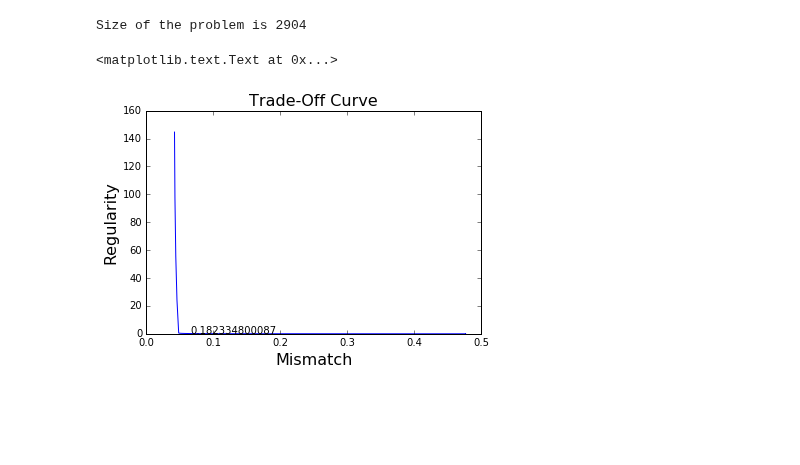
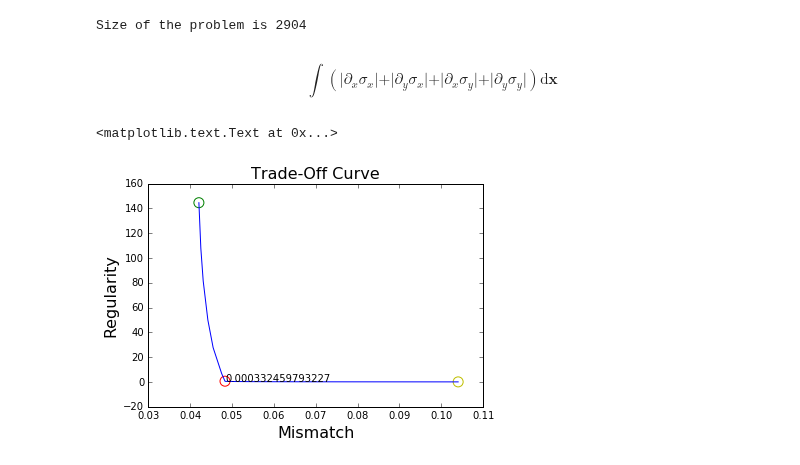
Before and after one commit to jcalifornia/tractionforce, a Jupyter notebook: paper/numerics/figures-tv_iso.ipynb, the cells around one changed output. Cells and saved outputs as stored; diff of their text form; code cells hidden in the pictures; blank space fills up the shorter version.

Commit message:
figure update

```diff
--- a/paper/numerics/figures-tv_iso.ipynb
+++ b/paper/numerics/figures-tv_iso.ipynb
@@ -30,7 +29,7 @@ Populating the interactive namespace from numpy and matplotlib
 # %%
 CUTOFF  = 12
 N_SOLUTIONS = 24
-gamma_vals = np.logspace(-5, 2, N_SOLUTIONS)
+gamma_vals = np.logspace(-5, 0, N_SOLUTIONS)
 
 
 coords, deflection, boundary = read_data('../../tractionforce/data/t2.txt')
@@ -209,6 +208,10 @@ sigma_xz_values = []
 sigma_yz_values = []
 
 u_x_values = []
+# %% [markdown]
+$$
+\int \left( \vert \partial_x \sigma_x \vert + \vert \partial_y\sigma_x\vert + \vert\partial_x\sigma_y\vert + \vert\partial_y\sigma_y\vert\right)\mathrm{d}\mathbf{x}
+$$
 # %%
 num_cores = multiprocessing.cpu_count()
 
@@ -244,13 +247,21 @@ results = Parallel(n_jobs=num_cores)(delayed(invert_one)(val) for val in gamma_v
 # %%
 data_error = [res[2] for res in results]
 reg_error = [res[3] for res in results]
 lvals = [res[4] for res in results]
 
+l_curve_distances = np.abs((reg_error[-1]-reg_error[0])*np.array(data_error) -  \
+            (data_error[-1]-data_error[0])*np.array(reg_error)+data_error[-1]*reg_error[0]-reg_error[-1]*data_error[0])
+best = np.argsort(l_curve_distances)[-1]
+
 plt.plot( data_error, reg_error)
+plt.scatter(data_error[best],reg_error[best],s=100, facecolors='none', edgecolors='r')
+plt.scatter(data_error[0],reg_error[0],s=100, facecolors='none', edgecolors='g')
+plt.scatter(data_error[-1],reg_error[-1],s=100, facecolors='none', edgecolors='y')
+
 plt.xlabel("Mismatch", fontsize=16)
 plt.ylabel("Regularity", fontsize=16)
 plt.title('Trade-Off Curve', fontsize=16)
-plt.text(data_error[-10],reg_error[-10],lvals[-10])
+plt.text(data_error[best],reg_error[best],lvals[best])
 # %% [output]
 <matplotlib.text.Text at 0x...>
-[figure, old version]
+[figure, new version]
```
Also changed, not shown: parts of 5 cells of this notebook, 21 other files.
